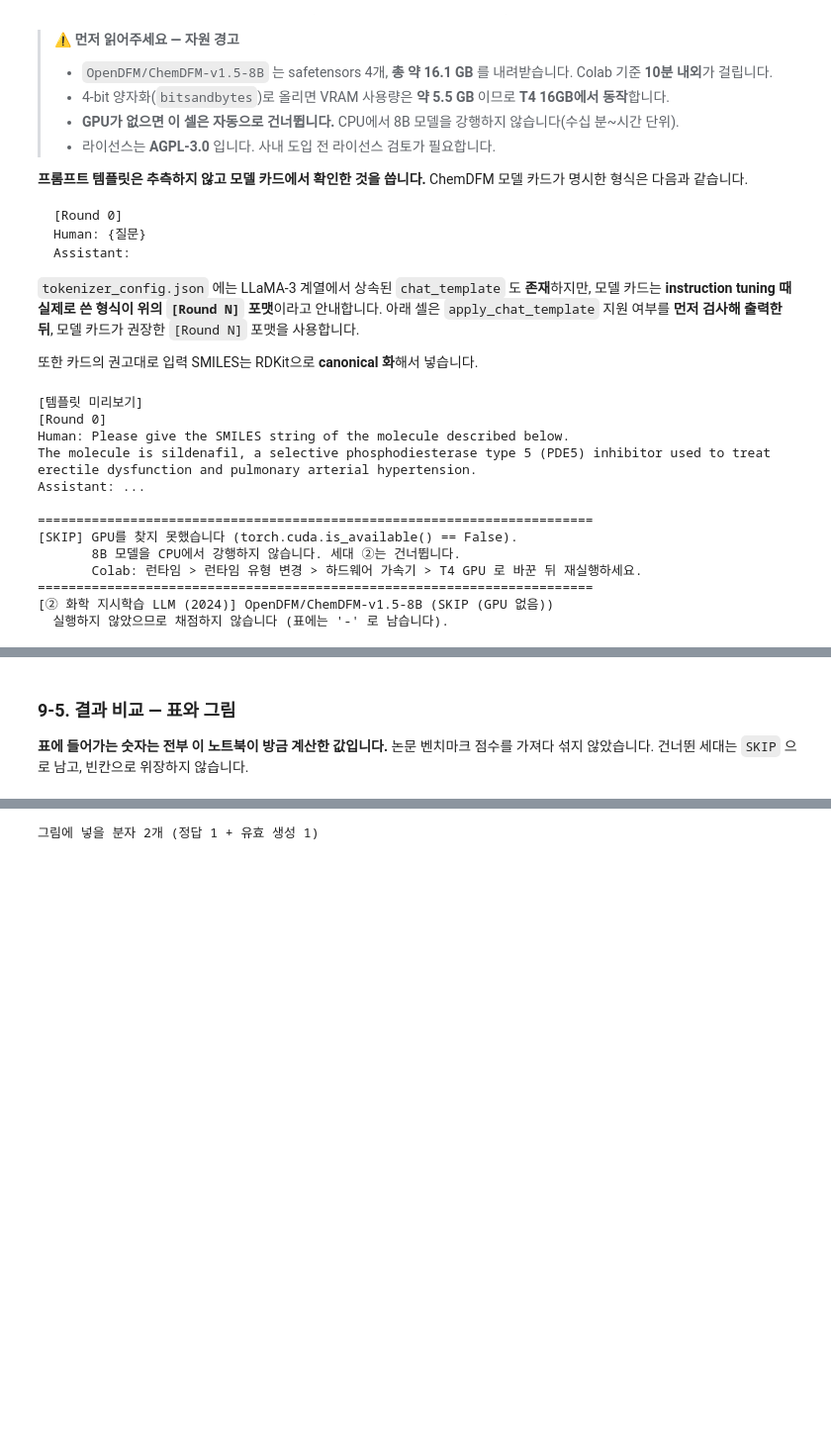
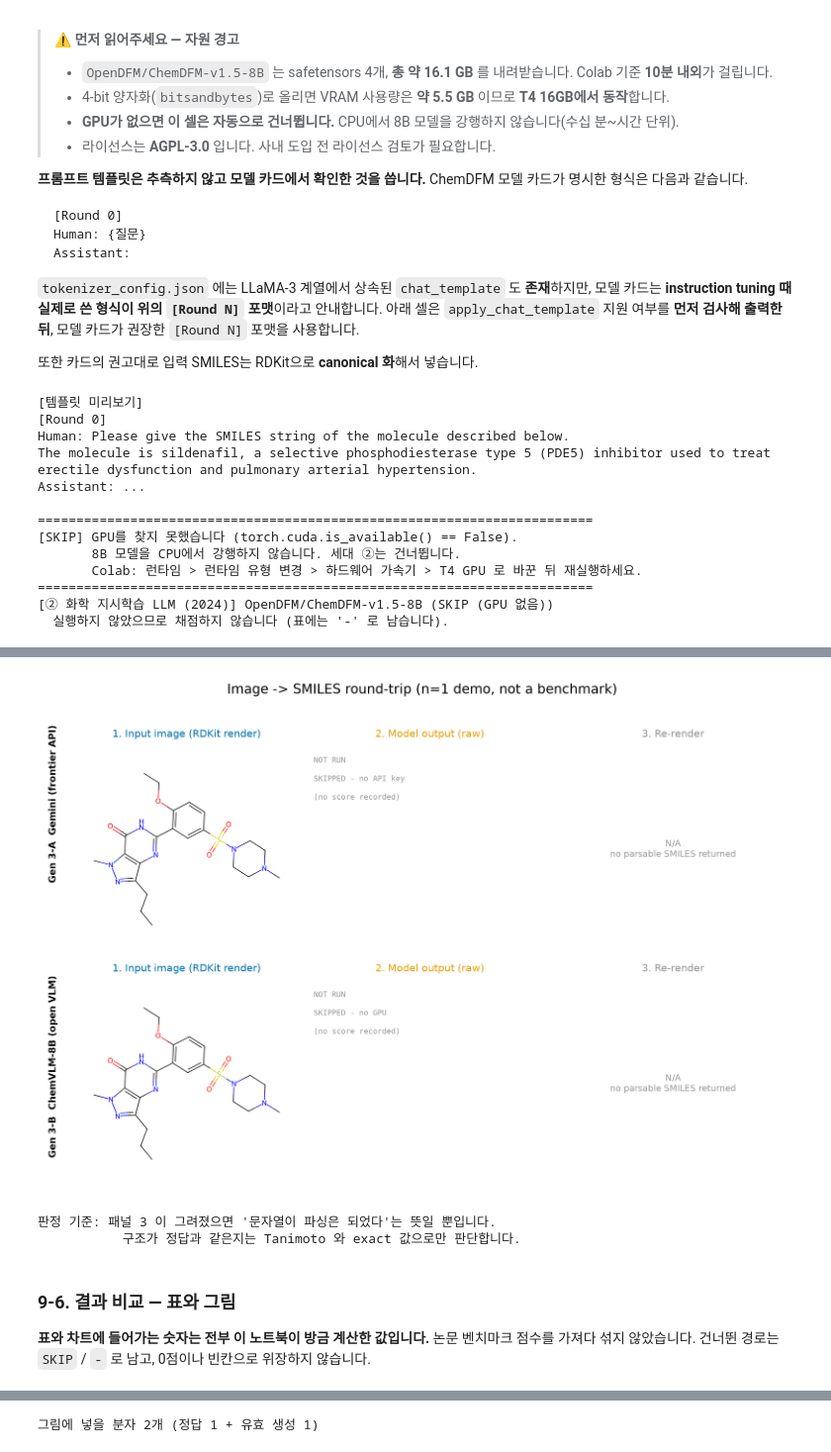
Before and after one commit to fourmodern/2026_aidrugdiscovery, a Jupyter notebook: Day06_LLM_Agent/t042_molt5.ipynb, the cells around one changed output, grey strips where cells are left out. Shown at 99% size. Cells and saved outputs as stored; diff of their text form; code cells hidden in the pictures; blank space fills up the shorter version.

```diff
--- a/Day06_LLM_Agent/t042_molt5.ipynb
+++ b/Day06_LLM_Agent/t042_molt5.ipynb
@@ -675,6 +1073,80 @@ register("③ 멀티모달 (2025-26)", "AI4Chem/ChemVLM-8B",
+# %%
+# --- 9-5. (5) 왕복 검증 3단 패널 : 입력 이미지 → 반환 SMILES → 재렌더 ---
+import textwrap
+
+
+def status_en(status: str) -> str:
+    """차트 안에는 영문만 넣는다 — 한국어 상태 문자열을 영문 라벨로 바꾼다."""
+    if status.startswith("실행"):
+        return "RAN"
+    if "API" in status:
+        return "SKIPPED - no API key"
+    if "GPU" in status:
+        return "SKIPPED - no GPU"
+    ascii_only = re.sub(r"[^\x00-\x7F]+", " ", status).strip(" ()")
+    return f"SKIPPED - {ascii_only}" if ascii_only else "SKIPPED"
+
+
+# 멀티모달 두 경로를 같은 판형으로 나란히 본다 (미실행 경로도 회색 N/A 패널로 남긴다).
+ROUNDTRIP_PATHS = [
+    ("Gen 3-A  Gemini (frontier API)", gemini_vis_raw_smiles, GEMINI_VIS_SMILES, gemini_vis_status),
+    ("Gen 3-B  ChemVLM-8B (open VLM)", chemvlm_raw_smiles, CHEMVLM_SMILES, chemvlm_status),
+]
+
+fig, axes = plt.subplots(len(ROUNDTRIP_PATHS), 3,
+                         figsize=(7.2, 2.5 * len(ROUNDTRIP_PATHS)))
+axes = axes.reshape(len(ROUNDTRIP_PATHS), 3)
+
+for row, (label, raw_text, parsed_smiles, status) in enumerate(ROUNDTRIP_PATHS):
+    ax_in, ax_txt, ax_out = axes[row]
+
+    # 패널 1 — 입력 이미지 (항상 동일)
+    ax_in.imshow(QUERY_IMG)
+    ax_in.set_title("1. Input image (RDKit render)", fontsize=7, color=OKABE_ITO["blue"])
+    ax_in.axis("off")
+
+    # 패널 2 — 모델이 돌려준 원문 텍스트
+    ax_txt.axis("off")
+    ax_txt.set_title("2. Model output (raw)", fontsize=7, color=OKABE_ITO["orange"])
+    if raw_text:
+        body = "\n".join(textwrap.wrap(str(raw_text).strip()[:300], width=42))
+    else:
+        body = f"NOT RUN\n\n{status_en(status)}\n\n(no score recorded)"
+    ax_txt.text(0.0, 0.95, body, va="top", ha="left", fontsize=5.2,
+                family="monospace",
+                color="black" if raw_text else OKABE_ITO["grey"], transform=ax_txt.transAxes)
+
+    # 패널 3 — 반환된 SMILES 를 RDKit 으로 다시 그린 구조
+    ax_out.axis("off")
+    gen_mol = Chem.MolFromSmiles(parsed_smiles) if parsed_smiles else None
+    if gen_mol is not None:
+        tani = DataStructs.TanimotoSimilarity(_MORGAN.GetFingerprint(gen_mol), _REF_FP)
+        exact = Chem.MolToSmiles(gen_mol) == REF_CANONICAL
+        ax_out.imshow(Draw.MolToImage(gen_mol, size=(500, 500)))
+        ax_out.set_title(f"3. Re-render  |  Tanimoto={tani:.3f}  exact={exact}",
+                         fontsize=7, color=OKABE_ITO["green"])
+    else:
+        ax_out.text(0.5, 0.5, "N/A\nno parsable SMILES returned",
+                    ha="center", va="center", fontsize=6, color=OKABE_ITO["grey"])
+        ax_out.set_title("3. Re-render", fontsize=7, color=OKABE_ITO["grey"])
+
+    fig.text(0.005, 1 - (row + 0.5) / len(ROUNDTRIP_PATHS), label,
+             rotation=90, va="center", ha="left", fontsize=6.5, weight="bold")
+
+fig.suptitle("Image -> SMILES round-trip (n=1 demo, not a benchmark)", fontsize=9)
+fig.tight_layout(rect=(0.02, 0, 1, 0.96))
+plt.show()
+
+print("판정 기준: 패널 3 이 그려졌으면 '문자열이 파싱은 되었다'는 뜻일 뿐입니다.")
+print("           구조가 정답과 같은지는 Tanimoto 와 exact 값으로만 판단합니다.")
+# %% [output]
+[figure, added]
+판정 기준: 패널 3 이 그려졌으면 '문자열이 파싱은 되었다'는 뜻일 뿐입니다.
+           구조가 정답과 같은지는 Tanimoto 와 exact 값으로만 판단합니다.
 # %% [markdown]
-### 9-5. 결과 비교 — 표와 그림
 
-**표에 들어가는 숫자는 전부 이 노트북이 방금 계산한 값입니다.** 논문 벤치마크 점수를 가져다 섞지 않았습니다.
-건너뛴 세대는 `SKIP` 으로 남고, 빈칸으로 위장하지 않습니다.
+### 9-6. 결과 비교 — 표와 그림
+
+**표와 차트에 들어가는 숫자는 전부 이 노트북이 방금 계산한 값입니다.** 논문 벤치마크 점수를 가져다 섞지 않았습니다.
+건너뛴 경로는 `SKIP` / `-` 로 남고, 0점이나 빈칸으로 위장하지 않습니다.
 # %%
```
Also changed, not shown: parts of 22 cells of this notebook.
